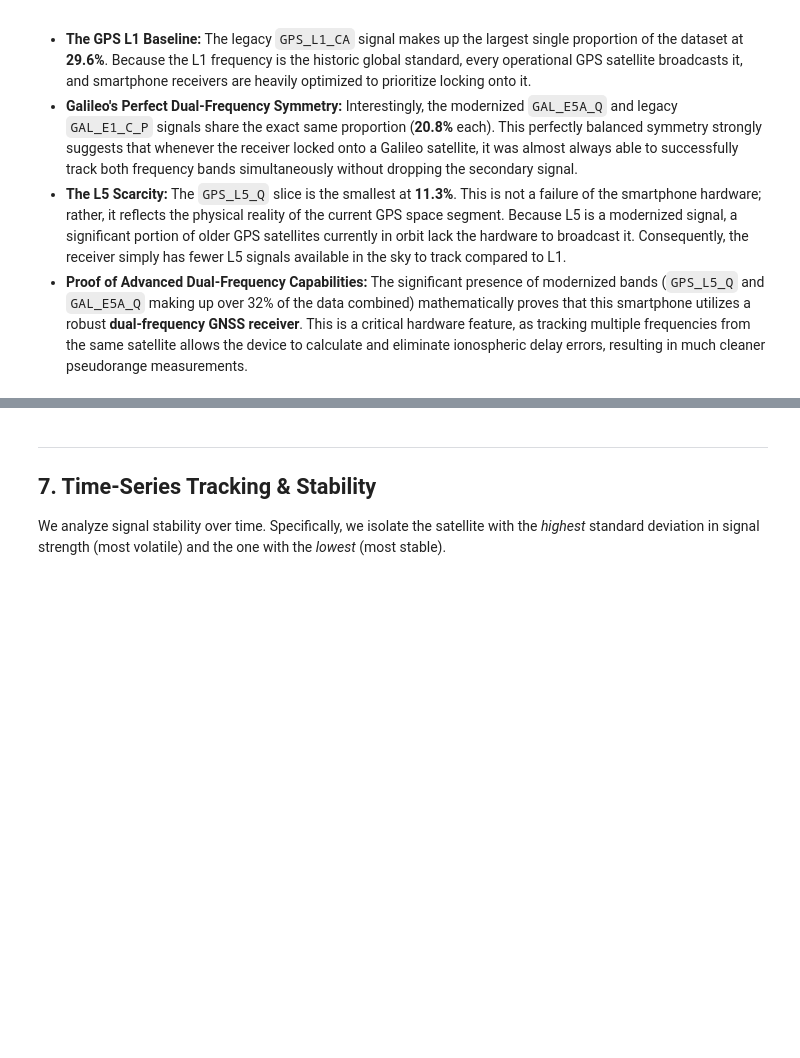
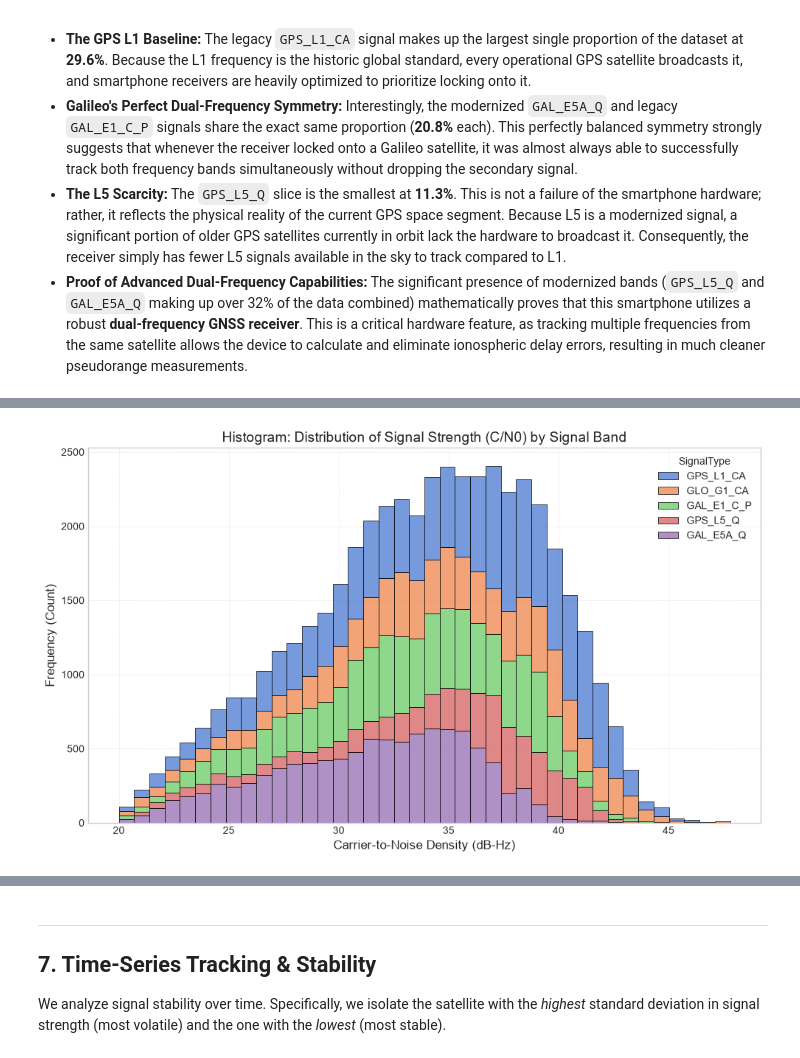
Before and after one commit to yahav0547-a11y/mission1, a Jupyter notebook: GNSS_EDA_Assignment_Refactored.ipynb, the cells around one changed output, grey strips where cells are left out. Saved outputs shown, nothing was run; the diff lists cells and outputs as text; code cells hidden in the pictures; blank space fills up the shorter version.

Commit message:
add a lot of data

```diff
--- a/GNSS_EDA_Assignment_Refactored.ipynb
+++ b/GNSS_EDA_Assignment_Refactored.ipynb
@@ -884,0 +890,21 @@ The pie chart above visualizes the exact proportion of specific RF signal bands
+# %%
+# 1. Histogram: C/N0 Distribution Grouped by SignalType
+plt.figure(figsize=(10, 6))
+sns.histplot(
+    data=df,
+    x="Cn0DbHz",
+    hue="SignalType",
+    multiple="stack",
+    bins=40,
+    palette="muted",
+    edgecolor="black",
+    linewidth=0.5
+)
+plt.title("Histogram: Distribution of Signal Strength (C/N0) by Signal Band", fontsize=14)
+plt.xlabel("Carrier-to-Noise Density (dB-Hz)", fontsize=12)
+plt.ylabel("Frequency (Count)", fontsize=12)
+plt.grid(True, linestyle="--", alpha=0.5)
+plt.tight_layout()
+plt.show()
+# %% [output]
+[figure, added]
```
Also changed, not shown: parts of 7 cells of this notebook.
